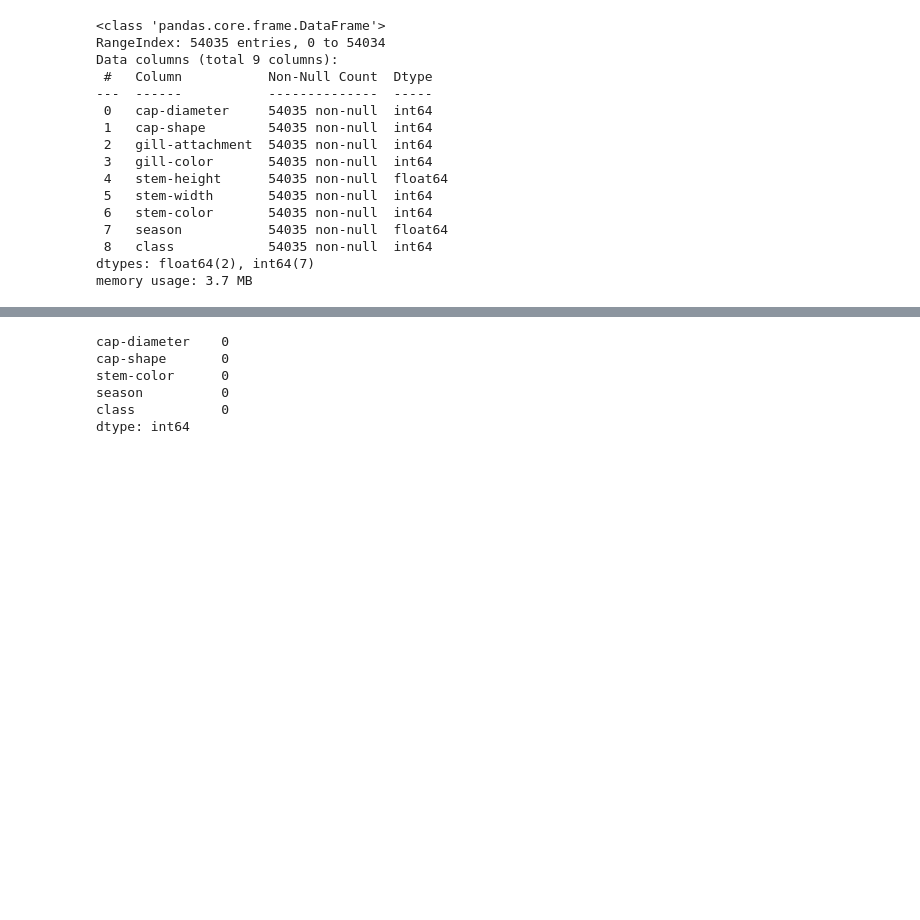
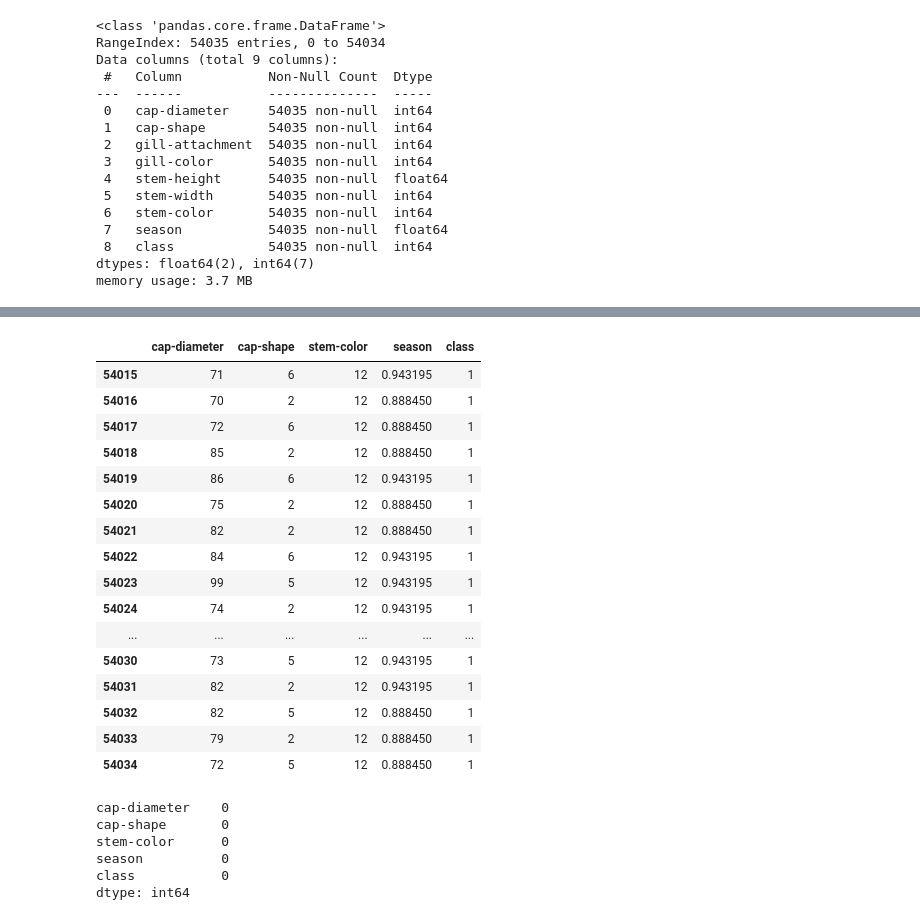
Before and after one commit to bagassarendra/MushroomClassification-MLP, a Jupyter notebook: mushroomclassification.ipynb, the cells around one changed output, grey strips where cells are left out. Cells and saved outputs as stored; diff of their text form; code cells hidden in the pictures; blank space fills up the shorter version.

```diff
--- a/mushroomclassification.ipynb
+++ b/mushroomclassification.ipynb
@@ -90,3 +128,23 @@ datajamur
+# %%
+datajamur.tail(20)
+# %% [output]
+|  | cap-diameter | cap-shape | stem-color | season | class |
+| 54015 | 71 | 6 | 12 | 0.943195 | 1 |
+| 54016 | 70 | 2 | 12 | 0.888450 | 1 |
+| 54017 | 72 | 6 | 12 | 0.888450 | 1 |
+| 54018 | 85 | 2 | 12 | 0.888450 | 1 |
+| 54019 | 86 | 6 | 12 | 0.943195 | 1 |
+| 54020 | 75 | 2 | 12 | 0.888450 | 1 |
+| 54021 | 82 | 2 | 12 | 0.888450 | 1 |
+| 54022 | 84 | 6 | 12 | 0.943195 | 1 |
+| 54023 | 99 | 5 | 12 | 0.943195 | 1 |
+| 54024 | 74 | 2 | 12 | 0.943195 | 1 |
+| ... | ... | ... | ... | ... | ... |
+| 54030 | 73 | 5 | 12 | 0.943195 | 1 |
+| 54031 | 82 | 2 | 12 | 0.943195 | 1 |
+| 54032 | 82 | 5 | 12 | 0.888450 | 1 |
+| 54033 | 79 | 2 | 12 | 0.888450 | 1 |
+| 54034 | 72 | 5 | 12 | 0.888450 | 1 |
 # %%
 datajamur.isnull().sum()
 # %% [output]
```
Also changed, not shown: parts of 19 cells of this notebook.
